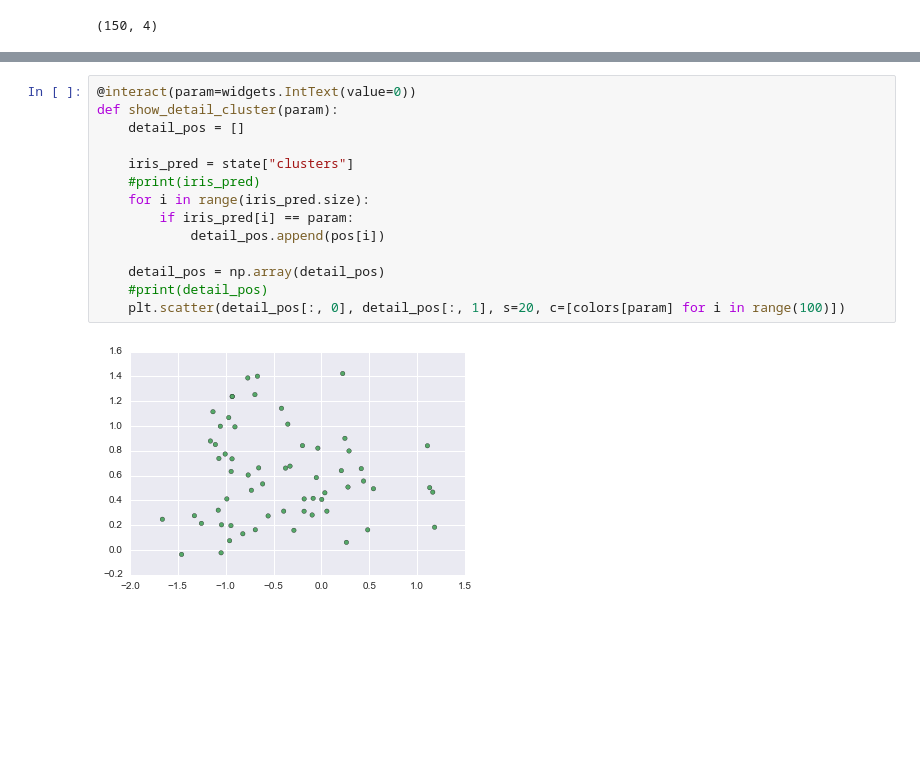
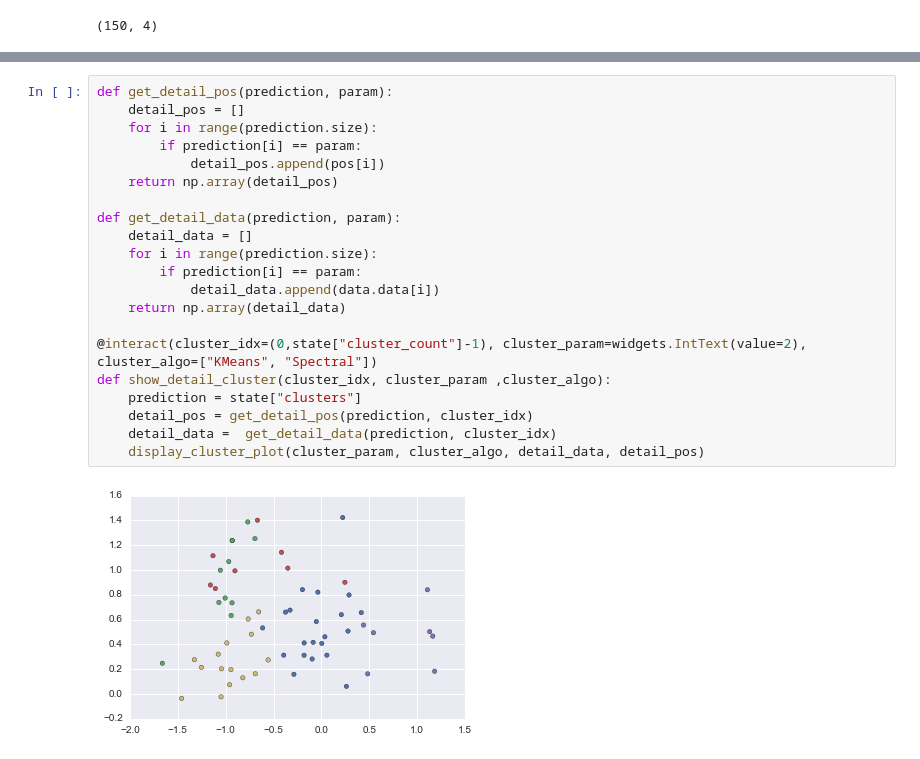
Before and after one commit to bog-sb/drug-use-va, a Jupyter notebook: index.ipynb, the cells around one changed output, grey strips where cells are left out. Saved outputs shown, nothing was run; the diff lists cells and outputs as text; blank space fills up the shorter version.

```diff
--- a/index.ipynb
+++ b/index.ipynb
@@ -55,16 +53,23 @@ def show_cluster(param, cluster_algo):
-# %%
-@interact(param=widgets.IntText(value=0))
-def show_detail_cluster(param):
-    detail_pos = []
-
-    iris_pred = state["clusters"]
-    #print(iris_pred)
-    for i in range(iris_pred.size):
-        if iris_pred[i] == param:
-            detail_pos.append(pos[i])
-
-    detail_pos = np.array(detail_pos)
-    #print(detail_pos)
-    plt.scatter(detail_pos[:, 0], detail_pos[:, 1], s=20, c=[colors[param] for i in range(100)])
-# %% [output]
-[figure, removed]
+# %%
+def get_detail_pos(prediction, param):
+    detail_pos = []
+    for i in range(prediction.size):
+        if prediction[i] == param:
+            detail_pos.append(pos[i])
+    return np.array(detail_pos)
+
+def get_detail_data(prediction, param):
+    detail_data = []
+    for i in range(prediction.size):
+        if prediction[i] == param:
+            detail_data.append(data.data[i])
+    return np.array(detail_data)
+
+@interact(cluster_idx=(0,state["cluster_count"]-1), cluster_param=widgets.IntText(value=2), cluster_algo=["KMeans", "Spectral"])
+def show_detail_cluster(cluster_idx, cluster_param ,cluster_algo):
+    prediction = state["clusters"]
+    detail_pos = get_detail_pos(prediction, cluster_idx)
+    detail_data =  get_detail_data(prediction, cluster_idx)
+    display_cluster_plot(cluster_param, cluster_algo, detail_data, detail_pos)
+# %% [output]
+[figure, added]
```
Also changed, not shown: parts of 2 cells of this notebook.
